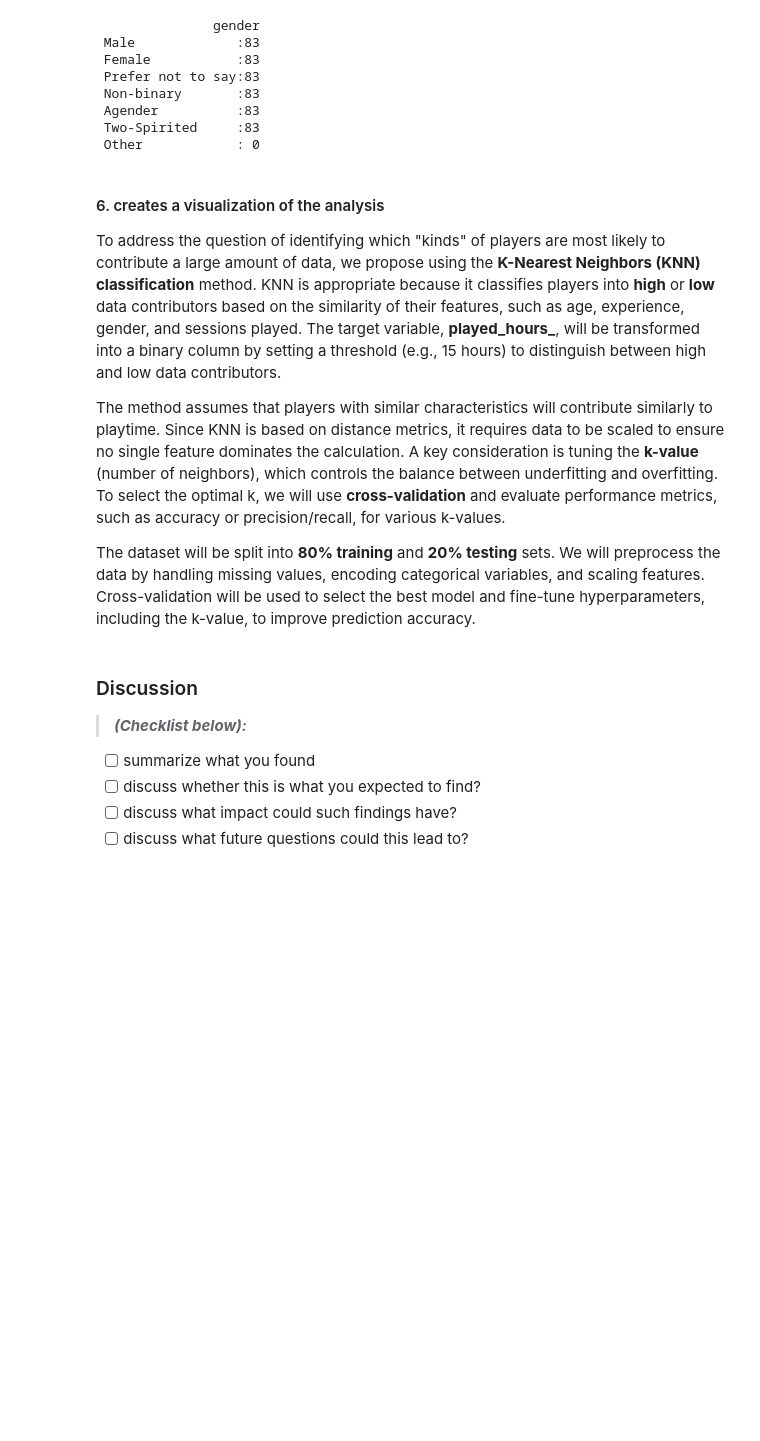
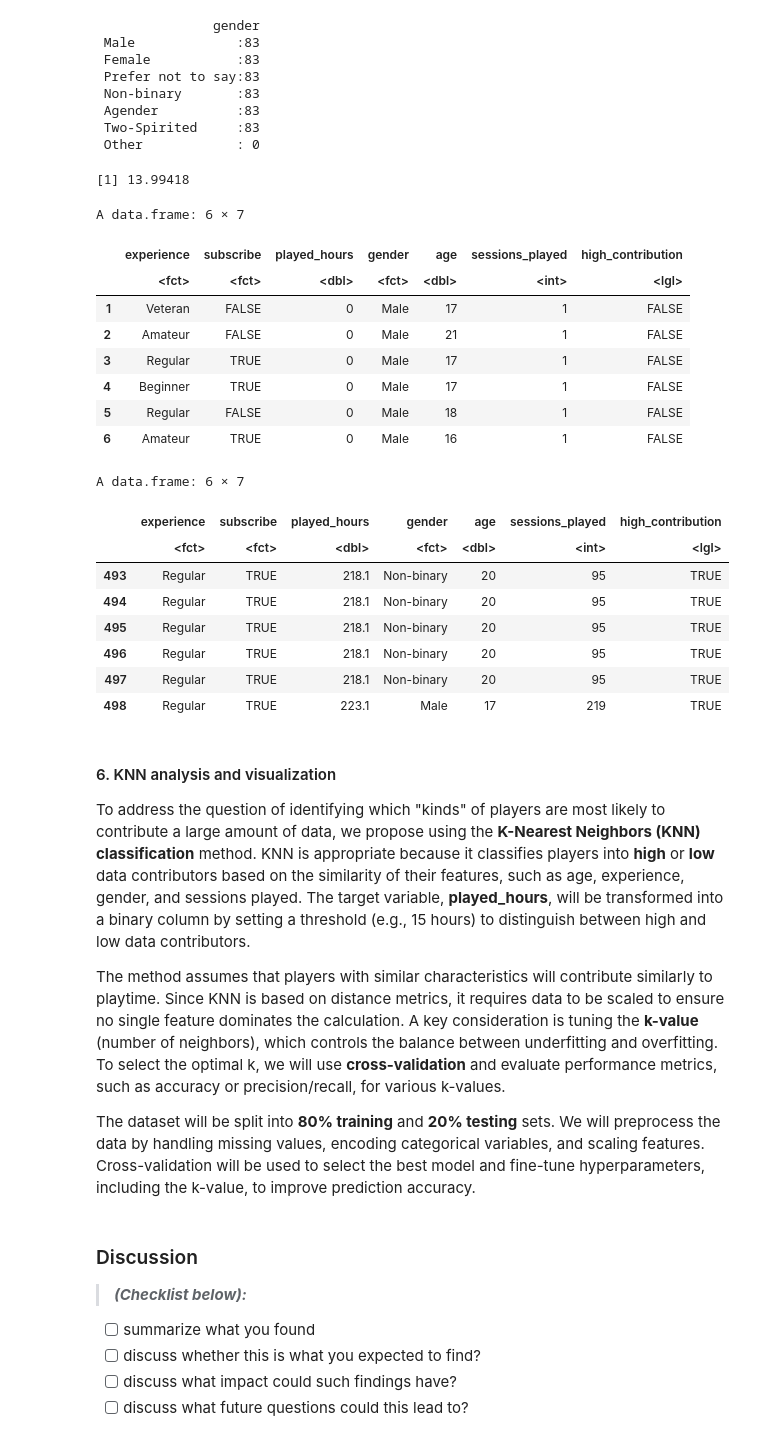
Before and after one commit to JosFen/Data-Science-Project-on-Minecraft-players-on-PlaiAI, a Jupyter notebook: project_final.ipynb, the cells around one changed output. Cells and saved outputs as stored; diff of their text form; code cells hidden in the pictures; blank space fills up the shorter version.

Commit message:
knn classification

```diff
--- a/project_final.ipynb
+++ b/project_final.ipynb
@@ -390,7 +390,8 @@ summary(combined_play_data['gender'])
  Two-Spirited     : 3
  Other            : 0
 # %%
-balanced_play_data <- upsample(combined_play_data, cat_col = 'gender')
+# Balance the gender data distribution for later analysis
+balanced_player_data <- upsample(combined_play_data, cat_col = 'gender')
 summary(balanced_play_data['gender'])
 # %% [output]
                gender
@@ -401,9 +402,41 @@ summary(balanced_play_data['gender'])
  Agender          :83
  Two-Spirited     :83
  Other            : 0
+# %%
+## create a binary target column high_contribution for KNN classification
+## based on the threshold(mean of played_hours)
+
+mean_played_hours <-  mean(balanced_player_data$played_hours)
+mean_played_hours
+classified_player_data <- balanced_player_data |>
+    mutate(high_contribution = (played_hours >= mean_played_hours)) |>
+    arrange(played_hours)
+
+head(classified_player_data)
+tail(classified_player_data)
+# %% [output]
+[1] 13.99418
+A data.frame: 6 × 7
+|  | experience | subscribe | played_hours | gender | age | sessions_played | high_contribution |
+|  | <fct> | <fct> | <dbl> | <fct> | <dbl> | <int> | <lgl> |
+| 1 | Veteran | FALSE | 0 | Male | 17 | 1 | FALSE |
+| 2 | Amateur | FALSE | 0 | Male | 21 | 1 | FALSE |
+| 3 | Regular | TRUE | 0 | Male | 17 | 1 | FALSE |
+| 4 | Beginner | TRUE | 0 | Male | 17 | 1 | FALSE |
+| 5 | Regular | FALSE | 0 | Male | 18 | 1 | FALSE |
+| 6 | Amateur | TRUE | 0 | Male | 16 | 1 | FALSE |
+A data.frame: 6 × 7
+|  | experience | subscribe | played_hours | gender | age | sessions_played | high_contribution |
+|  | <fct> | <fct> | <dbl> | <fct> | <dbl> | <int> | <lgl> |
+| 493 | Regular | TRUE | 218.1 | Non-binary | 20 | 95 | TRUE |
+| 494 | Regular | TRUE | 218.1 | Non-binary | 20 | 95 | TRUE |
+| 495 | Regular | TRUE | 218.1 | Non-binary | 20 | 95 | TRUE |
+| 496 | Regular | TRUE | 218.1 | Non-binary | 20 | 95 | TRUE |
+| 497 | Regular | TRUE | 218.1 | Non-binary | 20 | 95 | TRUE |
+| 498 | Regular | TRUE | 223.1 | Male | 17 | 219 | TRUE |
 # %% [markdown]
-#### 6. creates a visualization of the analysis
-To address the question of identifying which "kinds" of players are most likely to contribute a large amount of data, we propose using the **K-Nearest Neighbors (KNN) classification** method. KNN is appropriate because it classifies players into **high** or **low** data contributors based on the similarity of their features, such as age, experience, gender, and sessions played. The target variable, **played_hours_**, will be transformed into a binary column by setting a threshold (e.g., 15 hours) to distinguish between high and low data contributors.
+#### 6. KNN analysis and visualization
+To address the question of identifying which "kinds" of players are most likely to contribute a large amount of data, we propose using the **K-Nearest Neighbors (KNN) classification** method. KNN is appropriate because it classifies players into **high** or **low** data contributors based on the similarity of their features, such as age, experience, gender, and sessions played. The target variable, **played_hours**, will be transformed into a binary column by setting a threshold (e.g., 15 hours) to distinguish between high and low data contributors.
 
 The method assumes that players with similar characteristics will contribute similarly to playtime. Since KNN is based on distance metrics, it requires data to be scaled to ensure no single feature dominates the calculation. A key consideration is tuning the **k-value** (number of neighbors), which controls the balance between underfitting and overfitting. To select the optimal k, we will use **cross-validation** and evaluate performance metrics, such as accuracy or precision/recall, for various k-values.
 
```
Also changed, not shown: parts of 1 cell of this notebook.
